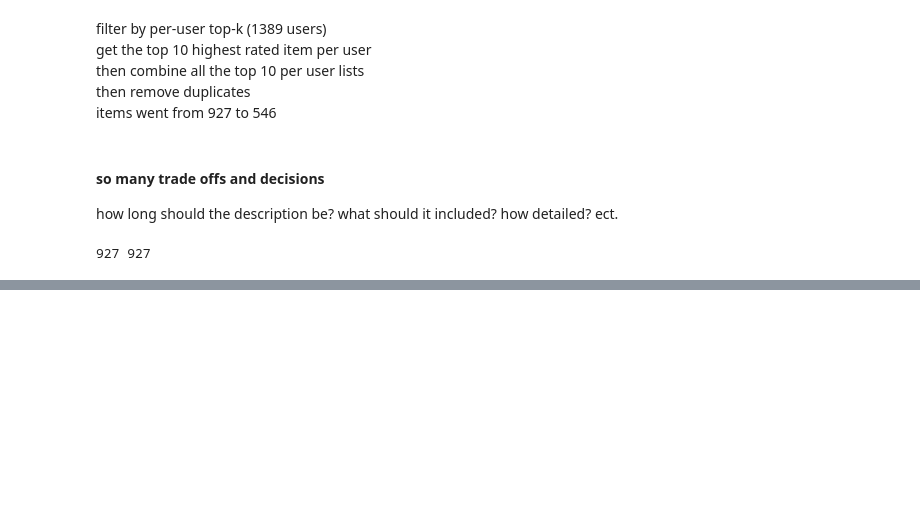
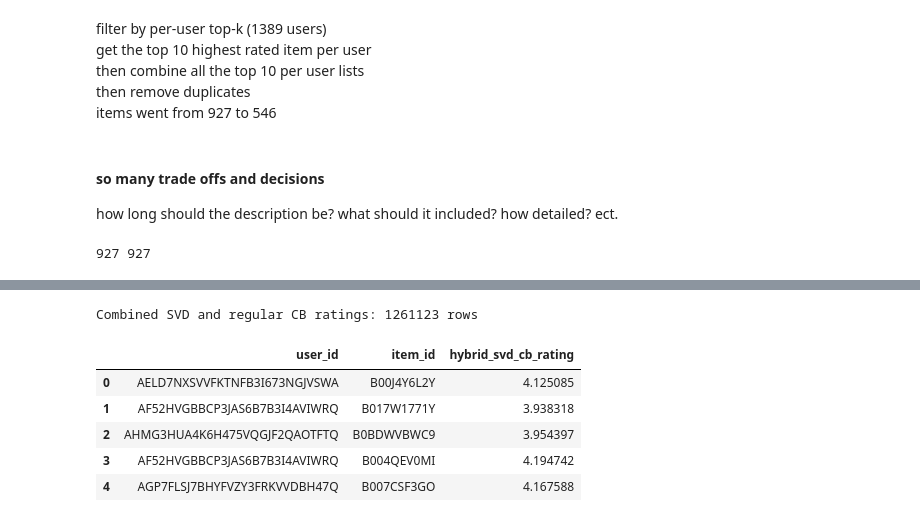
Before and after one commit to Armin-Irvije/Web-Recommender-Systems, a Jupyter notebook: week11.ipynb, the cells around one changed output, grey strips where cells are left out. Cells and saved outputs as stored; diff of their text form; code cells hidden in the pictures; blank space fills up the shorter version.

```diff
--- a/week11.ipynb
+++ b/week11.ipynb
@@ -413,0 +553,28 @@ just do a top k bruh
+# %%
+# combine non filtered svd and regular cb (from week 10)
+# what columns make sense to combine? the cbs have two different columns
+# one for cosine similarity and one for rating scale 1-5
+# svd only has its rating scale 1-5, so we should use that one for cb as well
+hybrid_svd_cb = combine_predictions_weighted_sum(
+    # what is the purpose of this renaming?
+    # it's to ensure that the rating columns have consistent names for the weighted sum calculation.
+    # I want the columns to be refered to as cb_rating and svd rating in the combine_predictions_weighted_sum function, so I rename them here before passing to the function.
+    df1=unobserved_preds_svd,
+    df2=cb_out,
+    on_cols=["user_id", "item_id"],
+    rating_col1="svd_rating",
+    rating_col2="cb_rating",
+    alpha=0.7,
+    beta=0.3,
+    out_rating_col="hybrid_svd_cb_rating"
+)
+print(f"Combined SVD and regular CB ratings: {len(hybrid_svd_cb)} rows")
+hybrid_svd_cb.head()
+# %% [output]
+Combined SVD and regular CB ratings: 1261123 rows
+|  | user_id | item_id | hybrid_svd_cb_rating |
+| 0 | AELD7NXSVVFKTNFB3I673NGJVSWA | B00J4Y6L2Y | 4.125085 |
+| 1 | AF52HVGBBCP3JAS6B7B3I4AVIWRQ | B017W1771Y | 3.938318 |
+| 2 | AHMG3HUA4K6H475VQGJF2QAOTFTQ | B0BDWVBWC9 | 3.954397 |
+| 3 | AF52HVGBBCP3JAS6B7B3I4AVIWRQ | B004QEV0MI | 4.194742 |
+| 4 | AGP7FLSJ7BHYFVZY3FRKVVDBH47Q | B007CSF3GO | 4.167588 |
```
Also changed, not shown: parts of 20 cells of this notebook, 2 other files.
